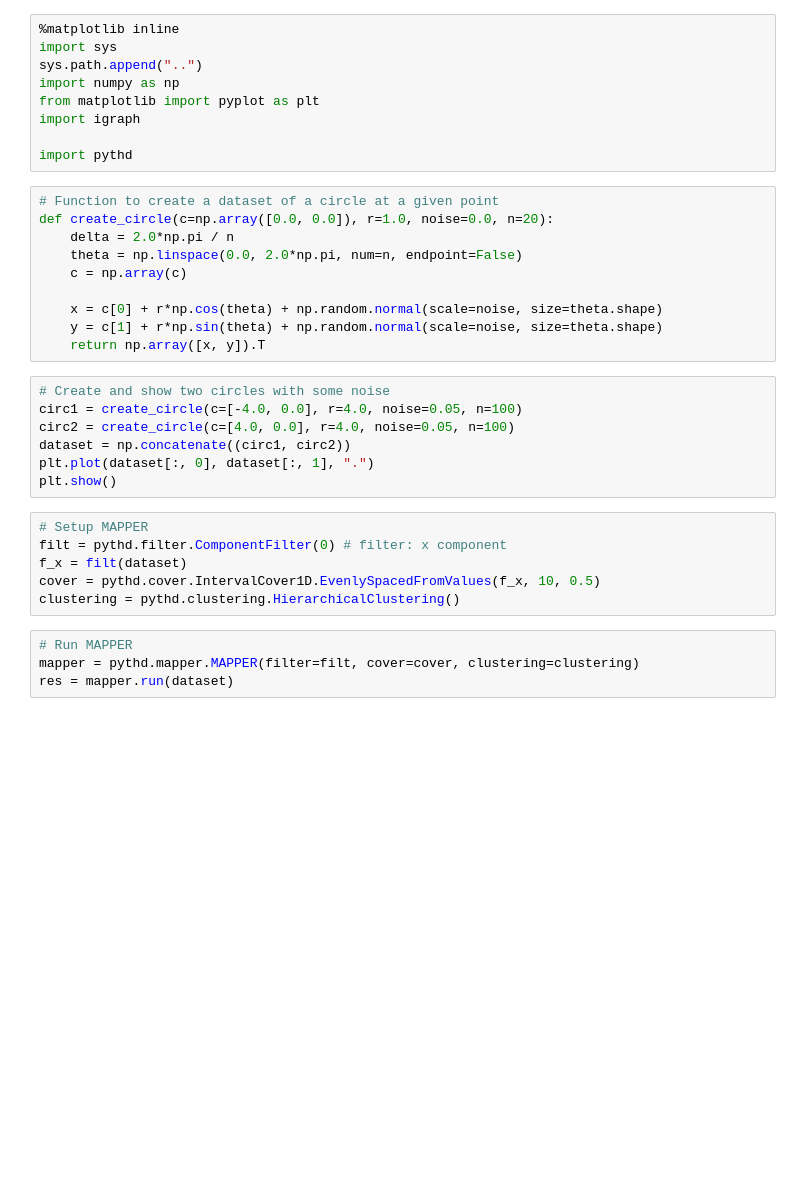
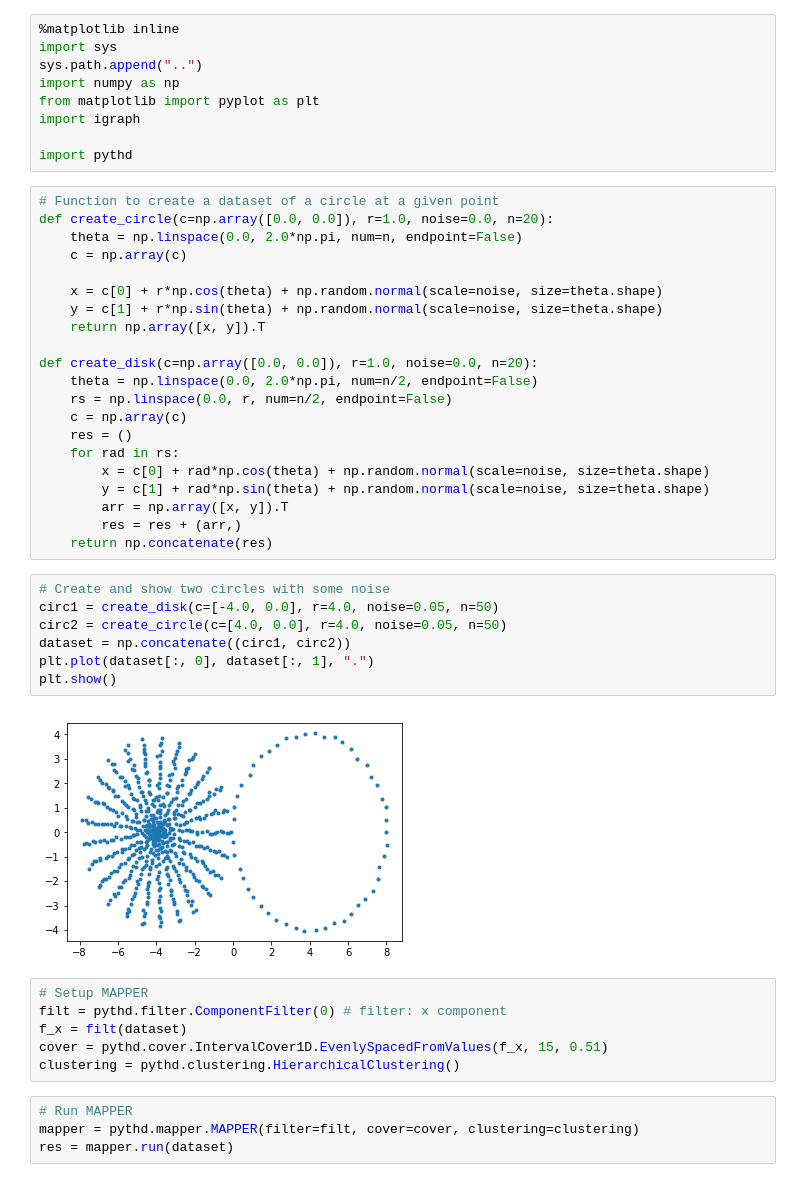
Before and after one commit to wsu-wacs/pythd, a Jupyter notebook: notebooks/MAPPER Test.ipynb, the cells around one changed output. Drawn from its saved outputs; the diff is of its cells as text; blank space fills up the shorter version.

```diff
--- a/notebooks/MAPPER Test.ipynb
+++ b/notebooks/MAPPER Test.ipynb
@@ -10,25 +10,38 @@ import pythd
 # %%
 # Function to create a dataset of a circle at a given point
 def create_circle(c=np.array([0.0, 0.0]), r=1.0, noise=0.0, n=20):
-    delta = 2.0*np.pi / n
     theta = np.linspace(0.0, 2.0*np.pi, num=n, endpoint=False)
     c = np.array(c)
 
     x = c[0] + r*np.cos(theta) + np.random.normal(scale=noise, size=theta.shape)
     y = c[1] + r*np.sin(theta) + np.random.normal(scale=noise, size=theta.shape)
     return np.array([x, y]).T
+
+def create_disk(c=np.array([0.0, 0.0]), r=1.0, noise=0.0, n=20):
+    theta = np.linspace(0.0, 2.0*np.pi, num=n/2, endpoint=False)
+    rs = np.linspace(0.0, r, num=n/2, endpoint=False)
+    c = np.array(c)
+    res = ()
+    for rad in rs:
+        x = c[0] + rad*np.cos(theta) + np.random.normal(scale=noise, size=theta.shape)
+        y = c[1] + rad*np.sin(theta) + np.random.normal(scale=noise, size=theta.shape)
+        arr = np.array([x, y]).T
+        res = res + (arr,)
+    return np.concatenate(res)
 # %%
 # Create and show two circles with some noise
-circ1 = create_circle(c=[-4.0, 0.0], r=4.0, noise=0.05, n=100)
-circ2 = create_circle(c=[4.0, 0.0], r=4.0, noise=0.05, n=100)
+circ1 = create_disk(c=[-4.0, 0.0], r=4.0, noise=0.05, n=50)
+circ2 = create_circle(c=[4.0, 0.0], r=4.0, noise=0.05, n=50)
 dataset = np.concatenate((circ1, circ2))
 plt.plot(dataset[:, 0], dataset[:, 1], ".")
 plt.show()
+# %% [output]
+[figure, added]
 # %%
 # Setup MAPPER
 filt = pythd.filter.ComponentFilter(0) # filter: x component
 f_x = filt(dataset)
-cover = pythd.cover.IntervalCover1D.EvenlySpacedFromValues(f_x, 10, 0.5)
+cover = pythd.cover.IntervalCover1D.EvenlySpacedFromValues(f_x, 15, 0.51)
 clustering = pythd.clustering.HierarchicalClustering()
 # %%
 # Run MAPPER
```
Also changed, not shown: parts of 4 cells of this notebook, 1 other file.
